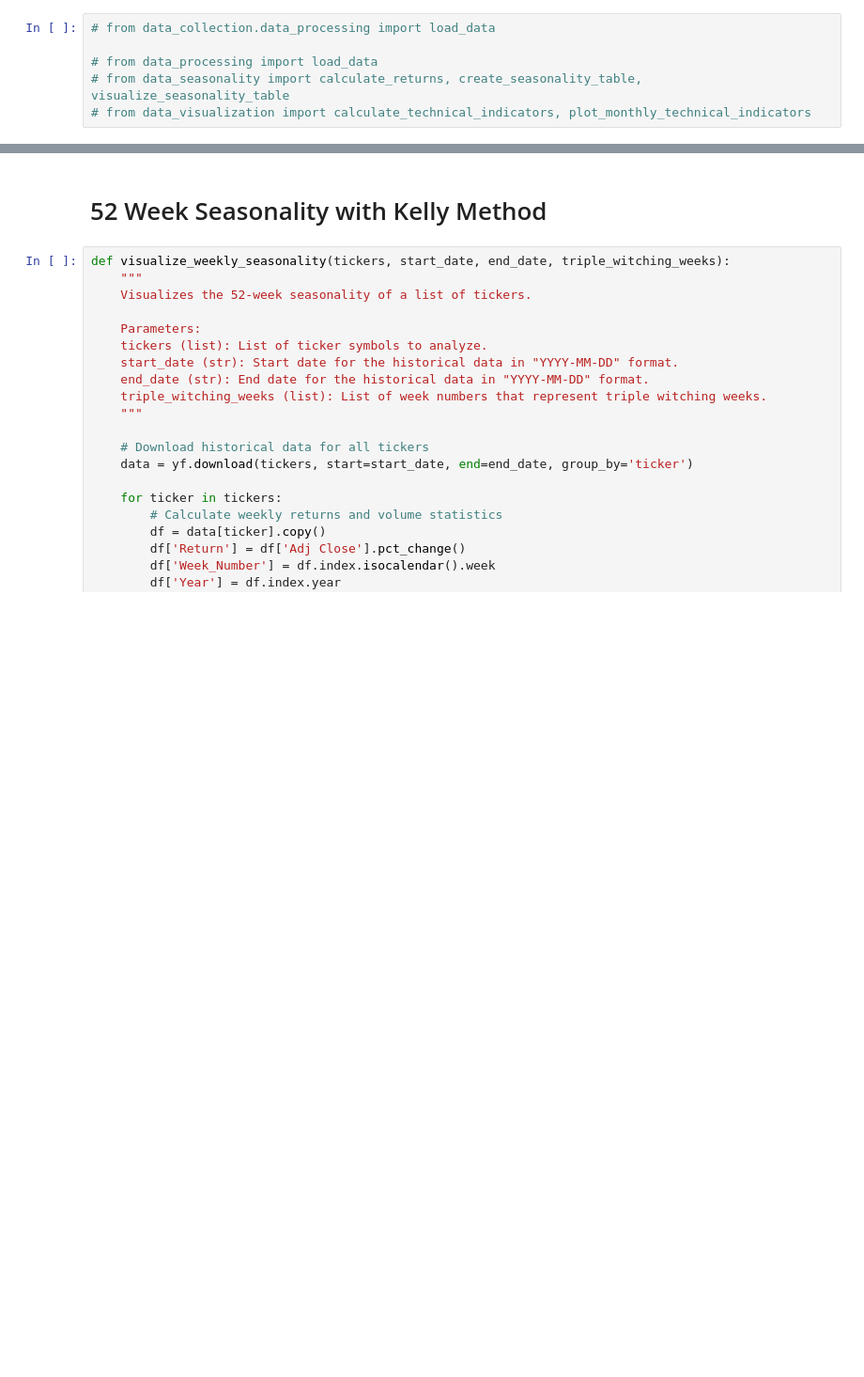
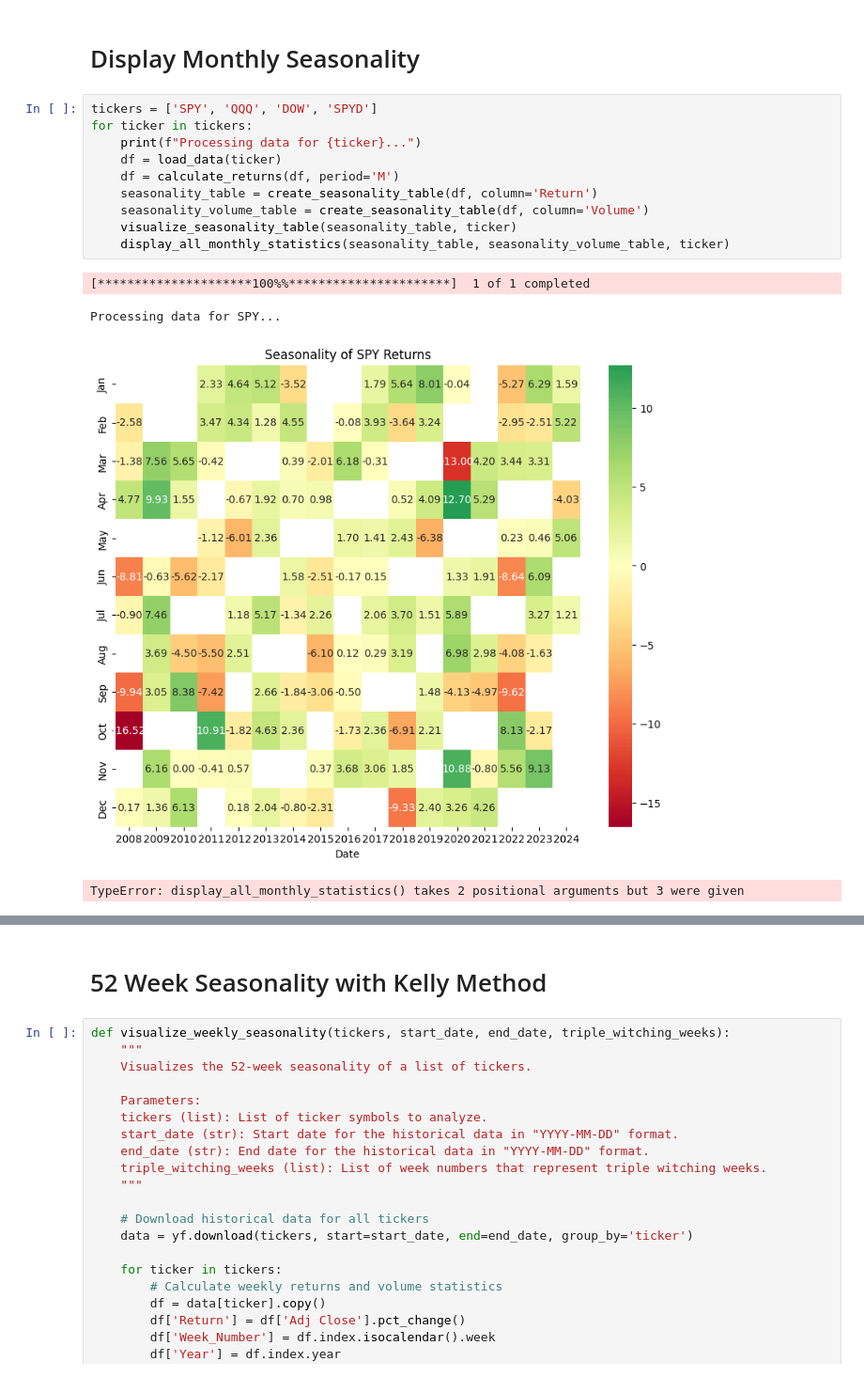
Before and after one commit to HansUXdev/DSportfolio, a Jupyter notebook: QuantitativeFinance/QFA-lib/EDA_IndexSeasonality.ipynb, the cells around one changed output, grey strips where cells are left out. Shown: that part at 94% size. Saved outputs shown, nothing was run; the diff lists cells and outputs as text; blank space fills up the shorter version.

```diff
--- a/QuantitativeFinance/QFA-lib/EDA_IndexSeasonality.ipynb
+++ b/QuantitativeFinance/QFA-lib/EDA_IndexSeasonality.ipynb
@@ -382,7 +516,18 @@ def display_all_monthly_statistics(seasonality_table, seasonality_volume_table,
-# %%
-# from data_collection.data_processing import load_data
-
-# from data_processing import load_data
-# from data_seasonality import calculate_returns, create_seasonality_table, visualize_seasonality_table
-# from data_visualization import calculate_technical_indicators, plot_monthly_technical_indicators
+# %% [markdown]
+# Display Monthly Seasonality
+# %%
+tickers = ['SPY', 'QQQ', 'DOW', 'SPYD']
+for ticker in tickers:
+    print(f"Processing data for {ticker}...")
+    df = load_data(ticker)
+    df = calculate_returns(df, period='M')
+    seasonality_table = create_seasonality_table(df, column='Return')
+    seasonality_volume_table = create_seasonality_table(df, column='Volume')
+    visualize_seasonality_table(seasonality_table, ticker)
+    display_all_monthly_statistics(seasonality_table, seasonality_volume_table, ticker)
+# %% [output]
+[*********************100%%**********************]  1 of 1 completed
+Processing data for SPY...
+[figure, added]
+TypeError: display_all_monthly_statistics() takes 2 positional arguments but 3 were given
 # %%
```
Also changed, not shown: parts of 11 cells of this notebook.
